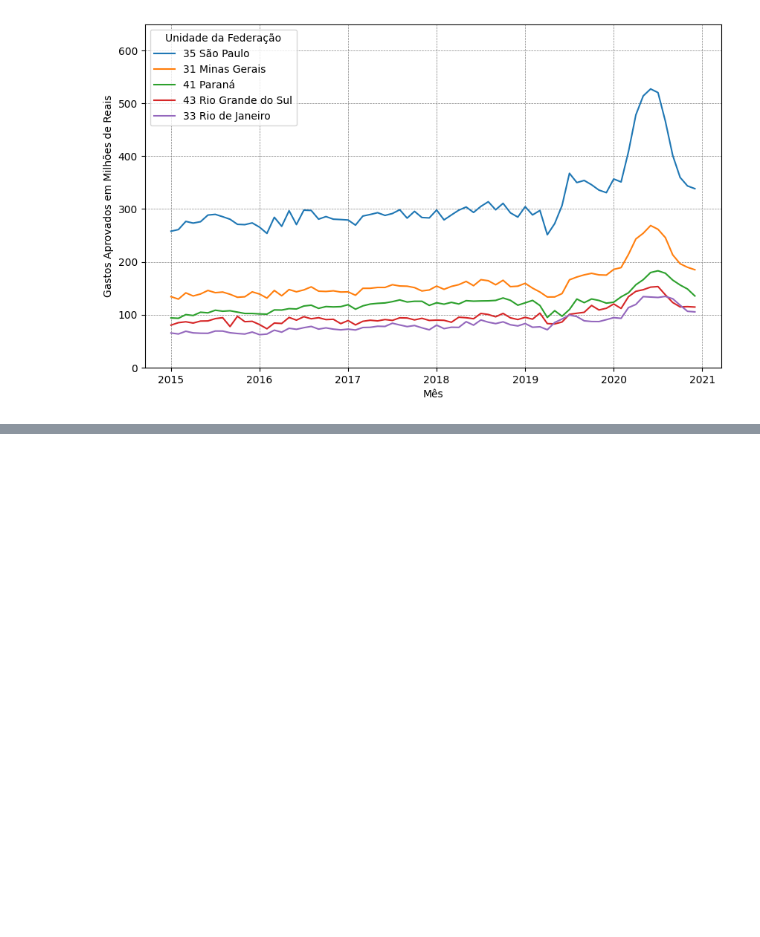
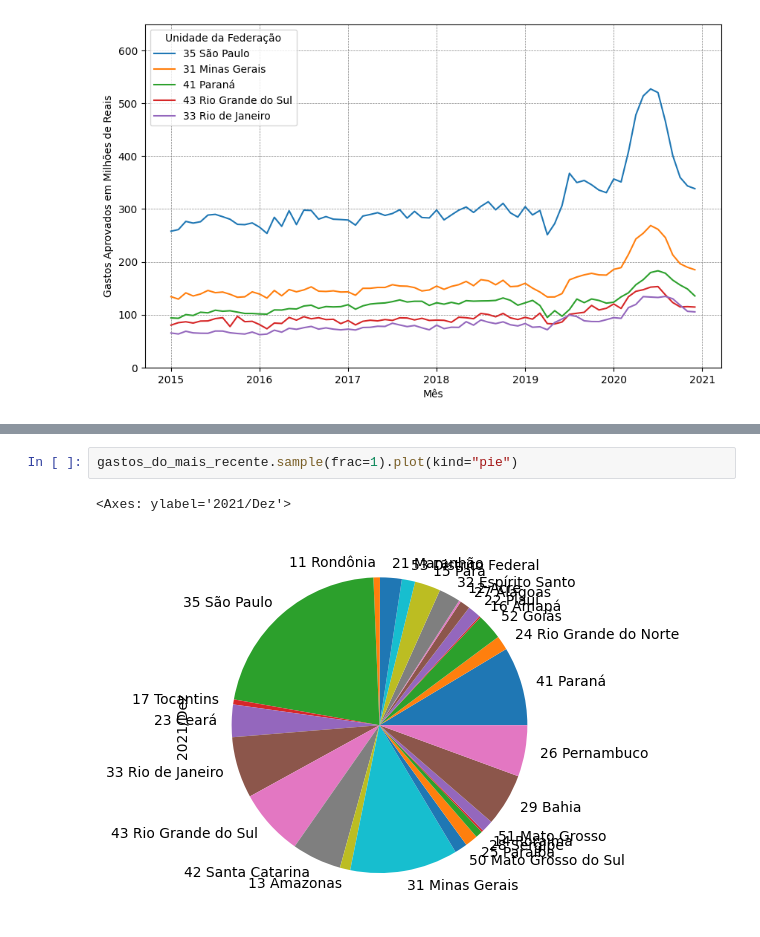
Before and after one commit to aloisiok1/Analise_de_dados, a Jupyter notebook: Dados SUS/Aquisição_e_visualização (3).ipynb, the cells around one changed output, grey strips where cells are left out. Cells and saved outputs as stored; diff of their text form; blank space fills up the shorter version.

```diff
--- a/Dados SUS/Aquisição_e_visualização (2).ipynb
+++ b/Dados SUS/Aquisição_e_visualização (3).ipynb
@@ -428,0 +459,5 @@ plt.show()
+# %%
+gastos_do_mais_recente.sample(frac=1).plot(kind="pie")
+# %% [output]
+<Axes: ylabel='2021/Dez'>
+[figure, added]
```
Also changed, not shown: parts of 22 cells of this notebook, 1 other file.
